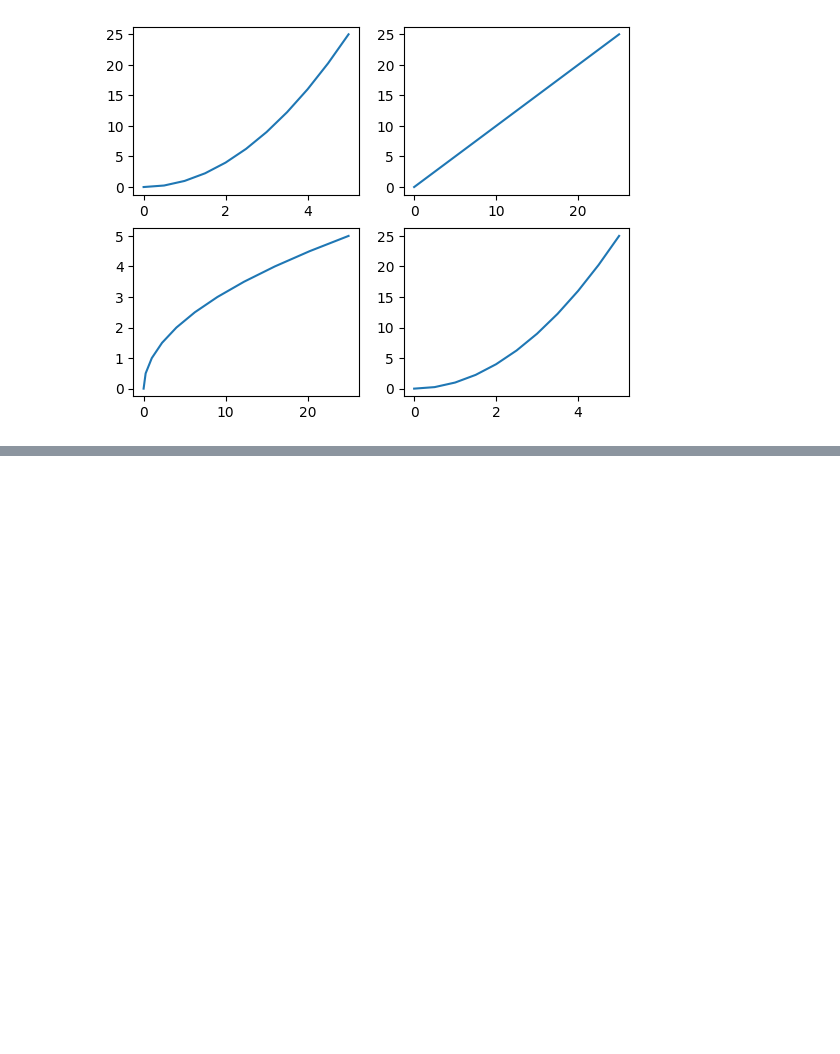
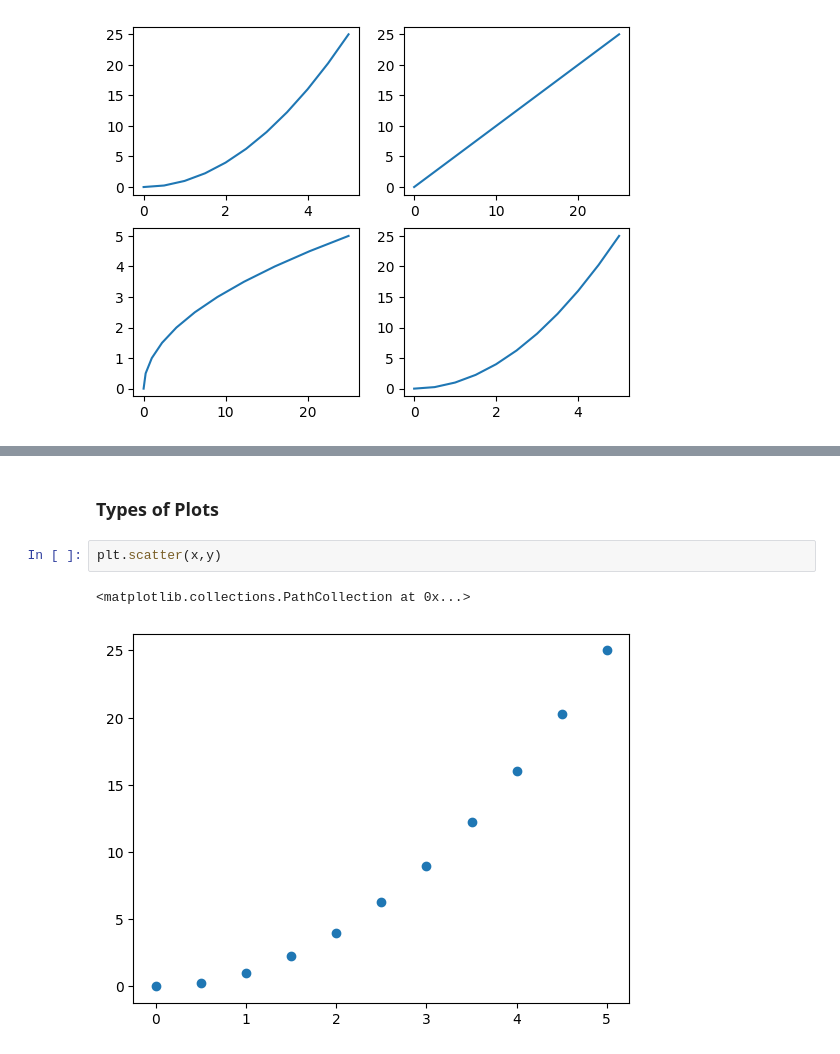
Before and after one commit to talhaghauridev/learn-data-visualization, a Jupyter notebook: 1_matplotlib.ipynb, the cells around one changed output, grey strips where cells are left out. Saved outputs shown, nothing was run; the diff lists cells and outputs as text; blank space fills up the shorter version.

```diff
--- a/1_matplotlib.ipynb
+++ b/1_matplotlib.ipynb
@@ -56,0 +68,7 @@ plt.plot(x**2,x**2)
+# %% [markdown]
+### Types of Plots
+# %%
+plt.scatter(x,y)
+# %% [output]
+<matplotlib.collections.PathCollection at 0x...>
+[figure, added]
```
Also changed, not shown: parts of 14 cells of this notebook, 1 other file.
